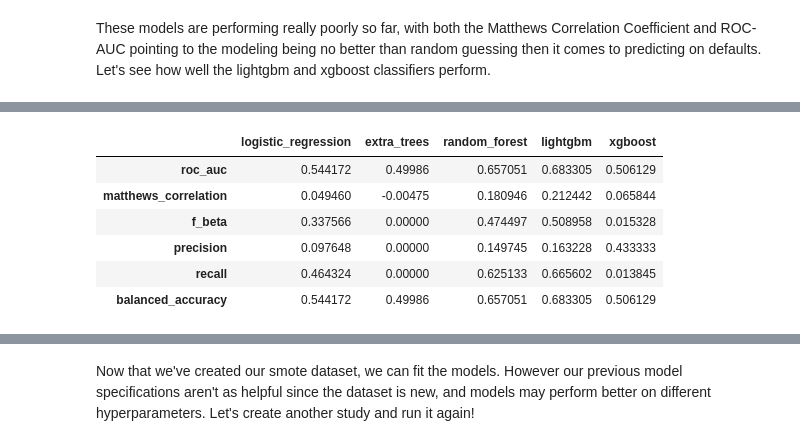
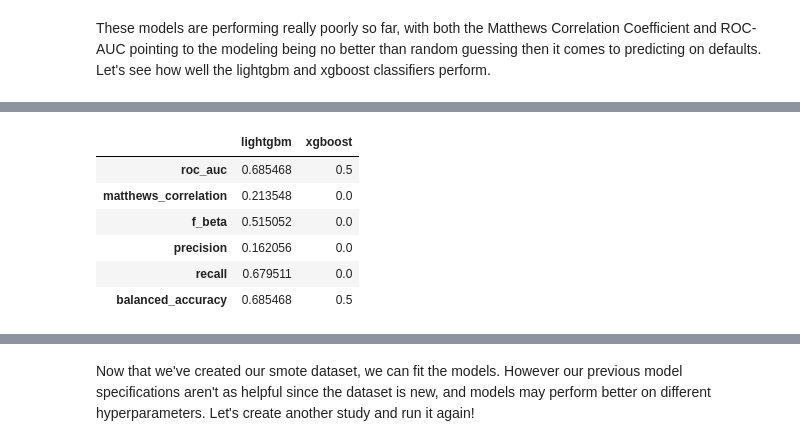
Before and after one commit to lrobin42/Home_Credit_Default_Prediction, a Jupyter notebook: default_prediction.ipynb, the cells around one changed output, grey strips where cells are left out. Cells and saved outputs as stored; diff of their text form; code cells hidden in the pictures.

```diff
--- a/default_prediction.ipynb
+++ b/default_prediction.ipynb
@@ -1,8 +1,10 @@
 # %% [markdown]
 ## Imports
 # %%
+#!pip install skimpy polars plotly pingouin xgboost lightgbm scikit-optimize optuna category_encoders sklego
 import warnings
 from typing import Optional
+
 import numpy as np
 import pandas as pd
 import pingouin as pg
@@ -55,10 +57,11 @@ from xgboost import XGBClassifier
 from polars.series.series import Series
 import scipy.stats as stats
 from numpy.typing import NDArray
+from optuna.study.study import Study
 
 
 warnings.filterwarnings("ignore")
 pio.templates.default = "plotly_dark"
 
 #set trials globally to optimize run time
-num_trials = 15
+num_trials = 1
@@ -307,16 +281,21 @@ application_train: DataFrame = create_formatted_df("application_train.csv")
 
 x: DataFrame = application_train.drop(["sk_id_curr", "target"]).to_pandas()
 y: DataFrame = pl.DataFrame(application_train["target"]).to_pandas()
-x_columns = x.columns
+
 
 x_train, x_test, y_train, y_test = train_test_split(
     x, y, test_size=0.3, random_state=0, stratify=y
 )
+
 y_train: NDArray = np.array(y_train).ravel()
 
-numerical_columns: list[str] = [*x.select_dtypes(exclude=["object", "category"]).columns]
+numerical_columns: list[str] = [
+    *x.select_dtypes(exclude=["object", "category"]).columns
+]
 
-categorical_columns: list[str] = [*x.select_dtypes(include=["object", "category"]).columns]
+categorical_columns: list[str] = [
+    *x.select_dtypes(include=["object", "category"]).columns
+]
 # %%
 classifiers: list[str] = ["logistic_regression", "extra_trees", "random_forest"]
 
@@ -326,7 +305,6 @@ model_specifications = dict()
 for classifier in classifiers:
     study = create_study(
         direction="maximize",
-        study_name=classifier,
         pruner=SuccessiveHalvingPruner(reduction_factor=2),
         sampler=RandomSampler(seed=42),
     )
@@ -382,19 +337,18 @@ classifiers: list[str] = ["lightgbm",
                           "xgboost"]
 
 for classifier in classifiers:
+    #study = create_study(study_name="optimization", direction="maximize")
 
     study = create_study(
         direction="maximize",
-        study_name=classifier,
         pruner=SuccessiveHalvingPruner(reduction_factor=2),
         sampler=RandomSampler(seed=42),
 )
 
-
     study.optimize(
         lambda trial: objective_1(classifier, trial, x_train, np.array(y_train).ravel()),
-        n_trials=num_trials,
-    )
+        n_trials=num_trials#4,
+    )  # n_trials=100 is the original value
 
     model_specifications[classifier]= study.best_params
 
@@ -431,7 +372,7 @@ model_performance
-|  | logistic_regression | extra_trees | random_forest | lightgbm | xgboost |
-| roc_auc | 0.544172 | 0.49986 | 0.657051 | 0.683305 | 0.506129 |
-| matthews_correlation | 0.049460 | -0.00475 | 0.180946 | 0.212442 | 0.065844 |
-| f_beta | 0.337566 | 0.00000 | 0.474497 | 0.508958 | 0.015328 |
-| precision | 0.097648 | 0.00000 | 0.149745 | 0.163228 | 0.433333 |
-| recall | 0.464324 | 0.00000 | 0.625133 | 0.665602 | 0.013845 |
-| balanced_accuracy | 0.544172 | 0.49986 | 0.657051 | 0.683305 | 0.506129 |
+|  | lightgbm | xgboost |
+| roc_auc | 0.685468 | 0.5 |
+| matthews_correlation | 0.213548 | 0.0 |
+| f_beta | 0.515052 | 0.0 |
+| precision | 0.162056 | 0.0 |
+| recall | 0.679511 | 0.0 |
+| balanced_accuracy | 0.685468 | 0.5 |
```
Also changed, not shown: parts of 23 cells of this notebook.
